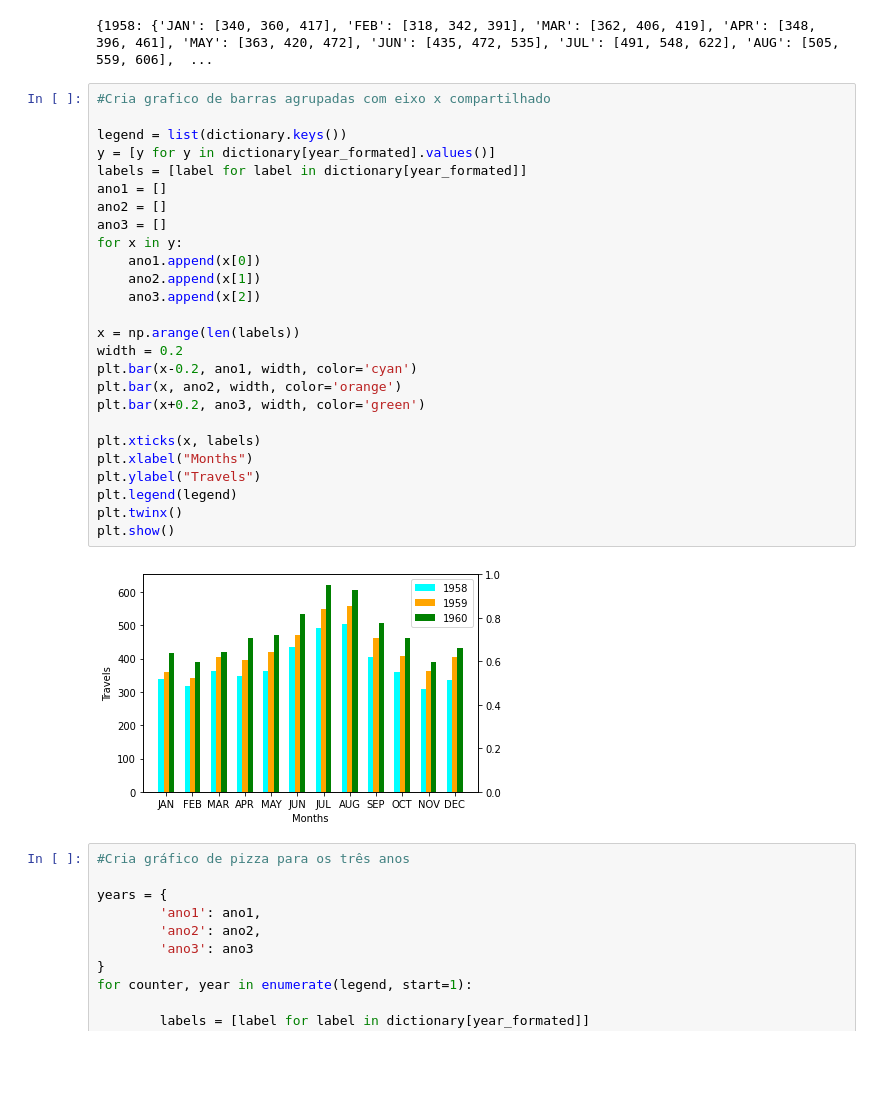
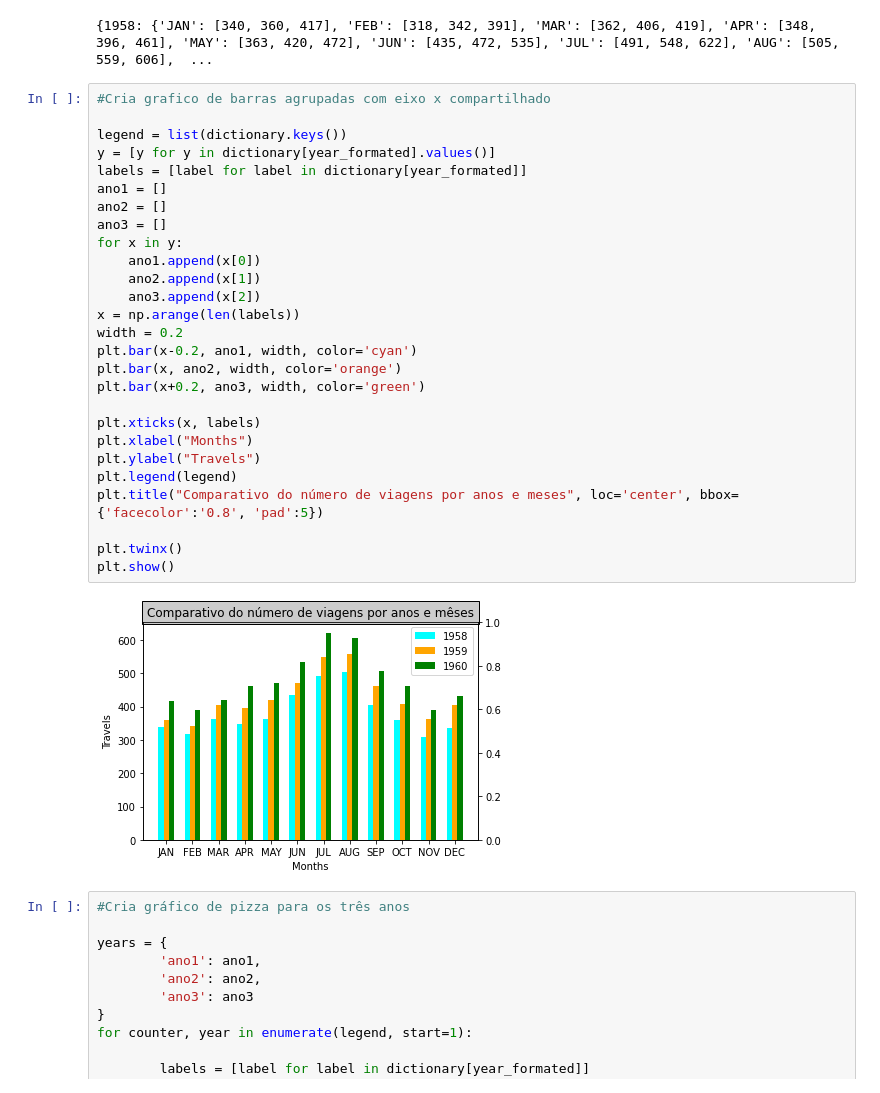
Before and after one commit to eajose/matplot-pos, a Jupyter notebook: notebooks/airtravel.ipynb, the cells around one changed output. Drawn from its saved outputs; the diff is of its cells as text; blank space fills up the shorter version.

```diff
--- a/notebooks/airtravel.ipynb
+++ b/notebooks/airtravel.ipynb
@@ -46,31 +46,32 @@ print(dictionary)
 # %%
 #Cria grafico de barras agrupadas com eixo x compartilhado
 
 legend = list(dictionary.keys())
 y = [y for y in dictionary[year_formated].values()]
 labels = [label for label in dictionary[year_formated]]
 ano1 = []
 ano2 = []
 ano3 = []
 for x in y:
     ano1.append(x[0])
     ano2.append(x[1])
     ano3.append(x[2])
-
 x = np.arange(len(labels))
 width = 0.2
 plt.bar(x-0.2, ano1, width, color='cyan')
 plt.bar(x, ano2, width, color='orange')
 plt.bar(x+0.2, ano3, width, color='green')
 
 plt.xticks(x, labels)
 plt.xlabel("Months")
 plt.ylabel("Travels")
 plt.legend(legend)
+plt.title("Comparativo do número de viagens por anos e meses", loc='center', bbox={'facecolor':'0.8', 'pad':5})
+
 plt.twinx()
 plt.show()
 # %% [output]
-[figure, old version]
+[figure, new version]
 # %%
 #Cria gráfico de pizza para os três anos
 
```
Also changed, not shown: parts of 2 cells of this notebook.
